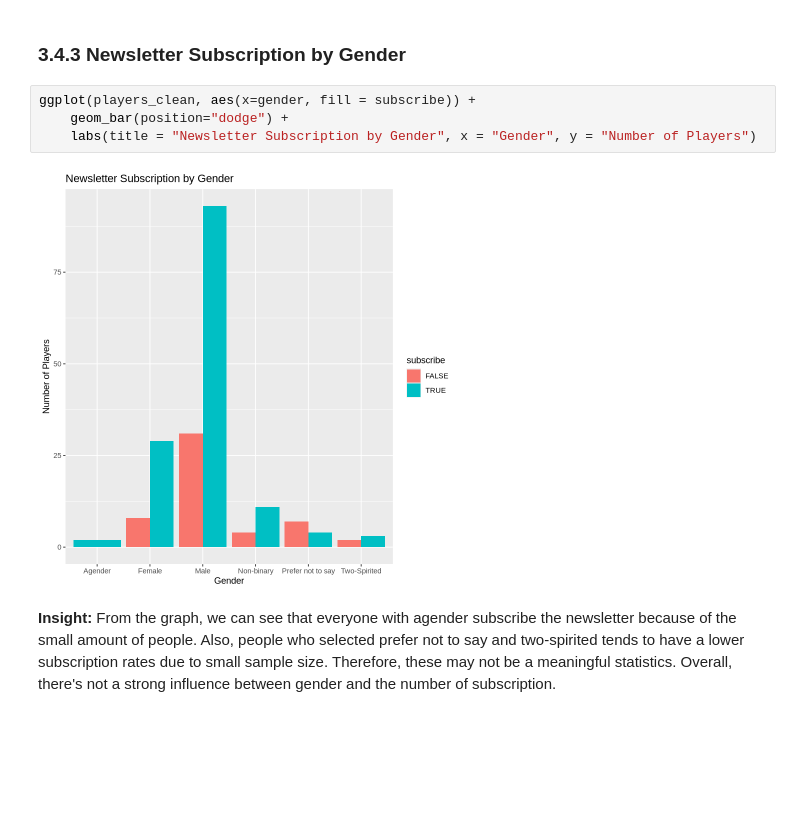
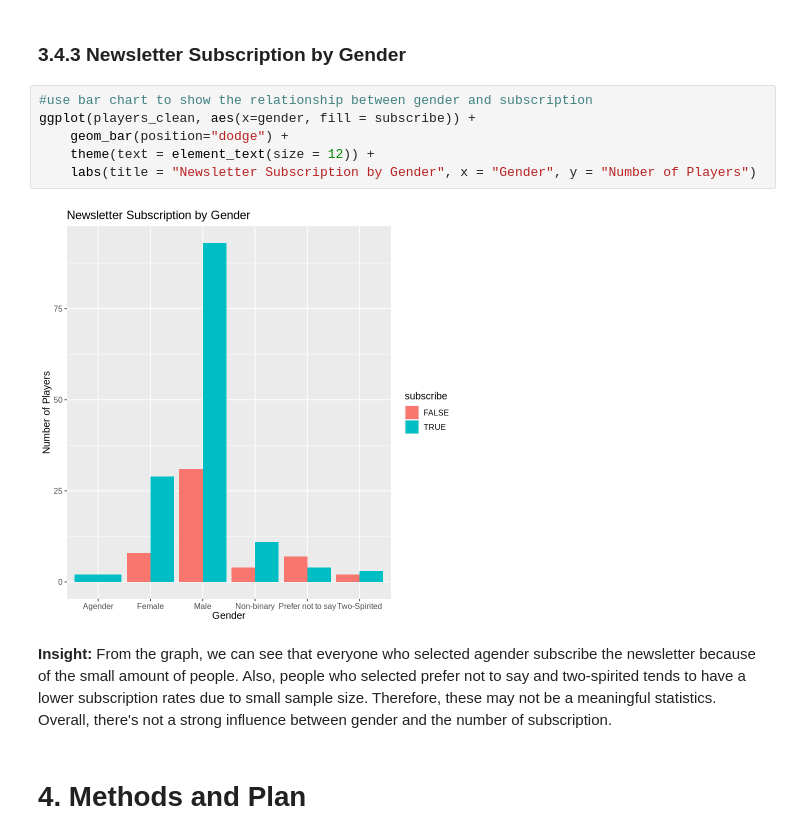
Before and after one commit to cxlu930/dsci-100-individual, a Jupyter notebook: Individual_stage.ipynb, the cells around one changed output. Cells and saved outputs as stored; diff of their text form; blank space fills up the shorter version.

```diff
--- a/Individual_stage.ipynb
+++ b/Individual_stage.ipynb
@@ -232,11 +227,15 @@ According to the graph, players who subscribed the newsletter played around 8 ho
 # %% [markdown]
 ### 3.4.3 Newsletter Subscription by Gender
 # %%
+#use bar chart to show the relationship between gender and subscription
 ggplot(players_clean, aes(x=gender, fill = subscribe)) +
     geom_bar(position="dodge") +
+    theme(text = element_text(size = 12)) +
     labs(title = "Newsletter Subscription by Gender", x = "Gender", y = "Number of Players")
 # %% [output]
-[figure, old version]
+[figure, new version]
 # %% [markdown]
 **Insight:**
-From the graph, we can see that everyone with agender subscribe the newsletter because of the small amount of people. Also, people who selected prefer not to say and two-spirited tends to have a lower subscription rates due to small sample size. Therefore, these may not be a meaningful statistics. Overall, there's not a strong influence between gender and the number of subscription.
+From the graph, we can see that everyone who selected agender subscribe the newsletter because of the small amount of people. Also, people who selected prefer not to say and two-spirited tends to have a lower subscription rates due to small sample size. Therefore, these may not be a meaningful statistics. Overall, there's not a strong influence between gender and the number of subscription.
+# %% [markdown]
+# 4. Methods and Plan
```
Also changed, not shown: parts of 7 cells of this notebook.
